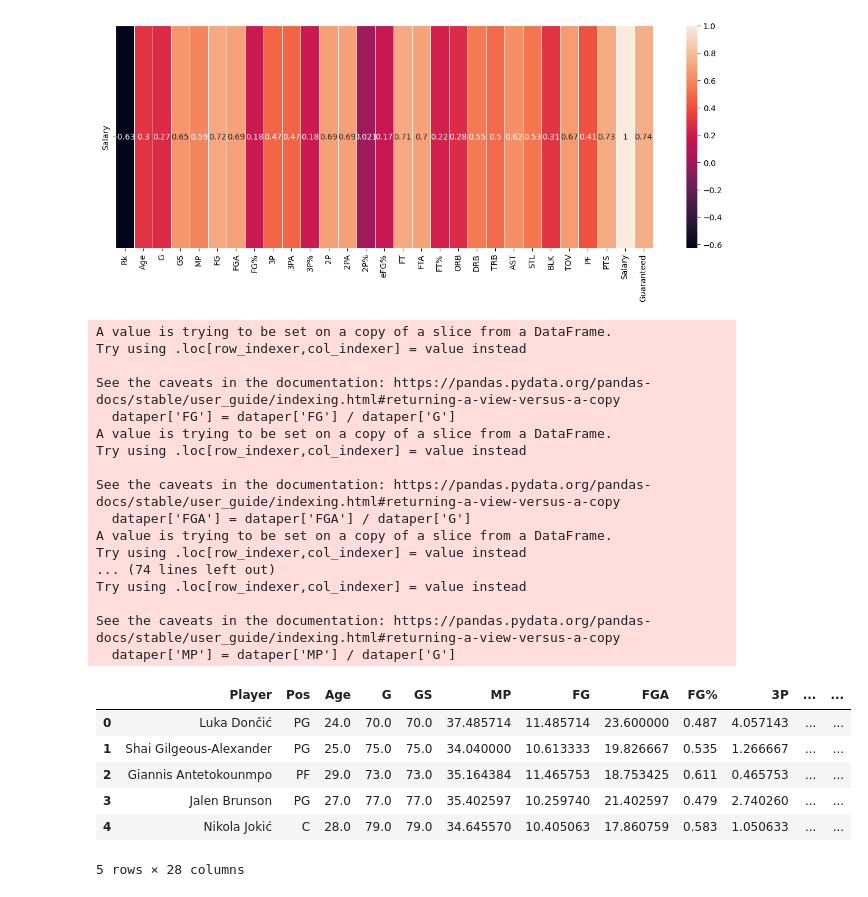
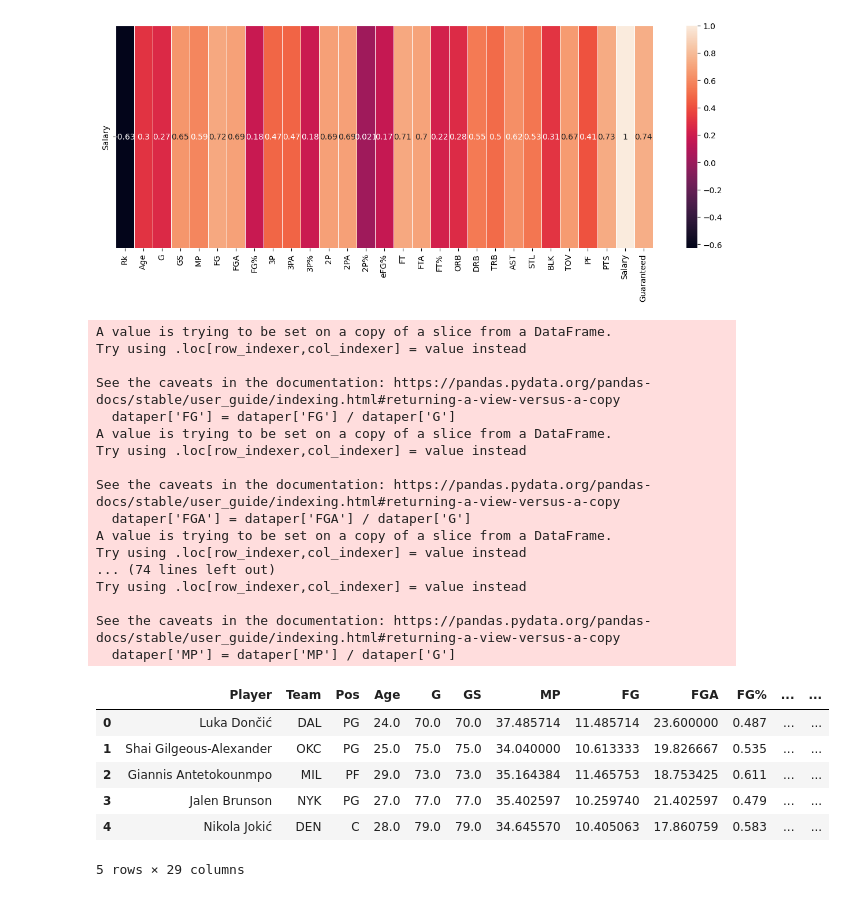
Before and after one commit to ndruwi/BBallComp, a Jupyter notebook: datacollection.ipynb, the cells around one changed output. Saved outputs shown, nothing was run; the diff lists cells and outputs as text; code cells hidden in the pictures.

```diff
--- a/datacollection.ipynb
+++ b/datacollection.ipynb
@@ -301,7 +303,7 @@ plt.show()
 [figure]
 # %%
 # convert data into per game stats
-dataper = data[['Player', 'Pos', 'Age', 'G', 'GS', 'MP', 'FG', 'FGA', 'FG%', '3P', '3PA', '3P%', '2P', '2PA', '2P%', 'FT', 'FTA', 'FT%', 'ORB', 'DRB', 'TRB', 'AST', 'STL', 'BLK', 'TOV', 'PF', 'PTS', 'Salary']]
+dataper = data[['Player','Team','Pos', 'Age', 'G', 'GS', 'MP', 'FG', 'FGA', 'FG%', '3P', '3PA', '3P%', '2P', '2PA', '2P%', 'FT', 'FTA', 'FT%', 'ORB', 'DRB', 'TRB', 'AST', 'STL', 'BLK', 'TOV', 'PF', 'PTS', 'Salary']]
 dataper['FG'] = dataper['FG'] / dataper['G']
 dataper['FGA'] = dataper['FGA'] / dataper['G']
 dataper['3P'] = dataper['3P'] / dataper['G']
@@ -313,40 +315,40 @@ dataper['FTA'] = dataper['FTA'] / dataper['G']
 dataper['ORB'] = dataper['ORB'] / dataper['G']
 dataper['DRB'] = dataper['DRB'] / dataper['G']
 dataper['TRB'] = dataper['TRB'] / dataper['G']
 dataper['AST'] = dataper['AST'] / dataper['G']
 dataper['STL'] = dataper['STL'] / dataper['G']
 dataper['BLK'] = dataper['BLK'] / dataper['G']
 dataper['TOV'] = dataper['TOV'] / dataper['G']
 dataper['PF'] = dataper['PF'] / dataper['G']
 dataper['PTS'] = dataper['PTS'] / dataper['G']
 dataper['MP'] = dataper['MP'] / dataper['G']
 
 dataper.head()
 # %% [output]
 A value is trying to be set on a copy of a slice from a DataFrame.
 Try using .loc[row_indexer,col_indexer] = value instead
 
 See the caveats in the documentation: https://pandas.pydata.org/pandas-docs/stable/user_guide/indexing.html#returning-a-view-versus-a-copy
   dataper['FG'] = dataper['FG'] / dataper['G']
 A value is trying to be set on a copy of a slice from a DataFrame.
 Try using .loc[row_indexer,col_indexer] = value instead
 
 See the caveats in the documentation: https://pandas.pydata.org/pandas-docs/stable/user_guide/indexing.html#returning-a-view-versus-a-copy
   dataper['FGA'] = dataper['FGA'] / dataper['G']
 A value is trying to be set on a copy of a slice from a DataFrame.
 Try using .loc[row_indexer,col_indexer] = value instead
 ... (74 lines left out)
 Try using .loc[row_indexer,col_indexer] = value instead
 
 See the caveats in the documentation: https://pandas.pydata.org/pandas-docs/stable/user_guide/indexing.html#returning-a-view-versus-a-copy
   dataper['MP'] = dataper['MP'] / dataper['G']
-|  | Player | Pos | Age | G | GS | MP | FG | FGA | FG% | 3P | ... | ... |
-| 0 | Luka Dončić | PG | 24.0 | 70.0 | 70.0 | 37.485714 | 11.485714 | 23.600000 | 0.487 | 4.057143 | ... | ... |
-| 1 | Shai Gilgeous-Alexander | PG | 25.0 | 75.0 | 75.0 | 34.040000 | 10.613333 | 19.826667 | 0.535 | 1.266667 | ... | ... |
-| 2 | Giannis Antetokounmpo | PF | 29.0 | 73.0 | 73.0 | 35.164384 | 11.465753 | 18.753425 | 0.611 | 0.465753 | ... | ... |
-| 3 | Jalen Brunson | PG | 27.0 | 77.0 | 77.0 | 35.402597 | 10.259740 | 21.402597 | 0.479 | 2.740260 | ... | ... |
-| 4 | Nikola Jokić | C | 28.0 | 79.0 | 79.0 | 34.645570 | 10.405063 | 17.860759 | 0.583 | 1.050633 | ... | ... |
+|  | Player | Team | Pos | Age | G | GS | MP | FG | FGA | FG% | ... | ... |
+| 0 | Luka Dončić | DAL | PG | 24.0 | 70.0 | 70.0 | 37.485714 | 11.485714 | 23.600000 | 0.487 | ... | ... |
+| 1 | Shai Gilgeous-Alexander | OKC | PG | 25.0 | 75.0 | 75.0 | 34.040000 | 10.613333 | 19.826667 | 0.535 | ... | ... |
+| 2 | Giannis Antetokounmpo | MIL | PF | 29.0 | 73.0 | 73.0 | 35.164384 | 11.465753 | 18.753425 | 0.611 | ... | ... |
+| 3 | Jalen Brunson | NYK | PG | 27.0 | 77.0 | 77.0 | 35.402597 | 10.259740 | 21.402597 | 0.479 | ... | ... |
+| 4 | Nikola Jokić | DEN | C | 28.0 | 79.0 | 79.0 | 34.645570 | 10.405063 | 17.860759 | 0.583 | ... | ... |
-5 rows × 28 columns
+5 rows × 29 columns
 # %%
 # Save to CSV
 dataper.to_csv('nba_dataPG.csv', index=False)
```
Also changed, not shown: parts of 2 cells of this notebook, 1 other file.
